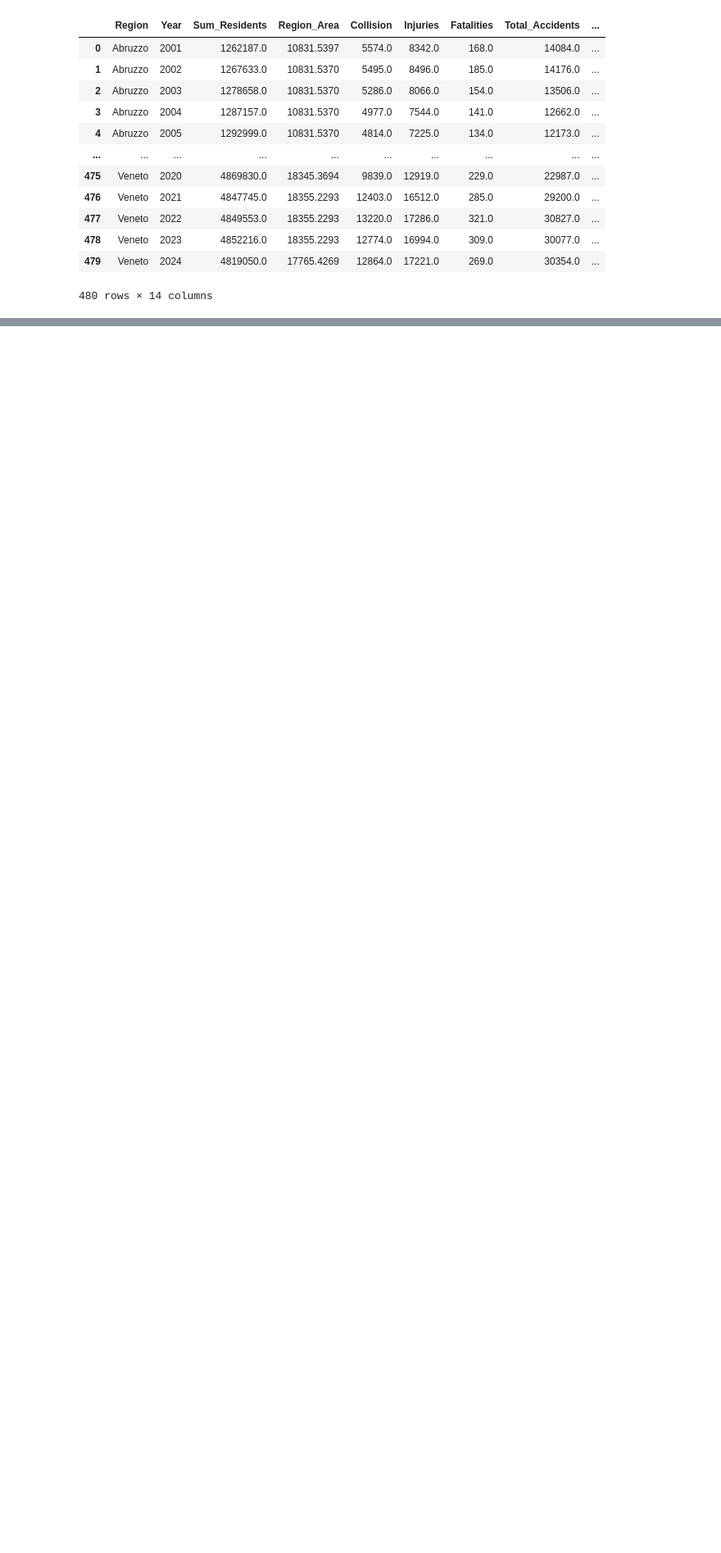
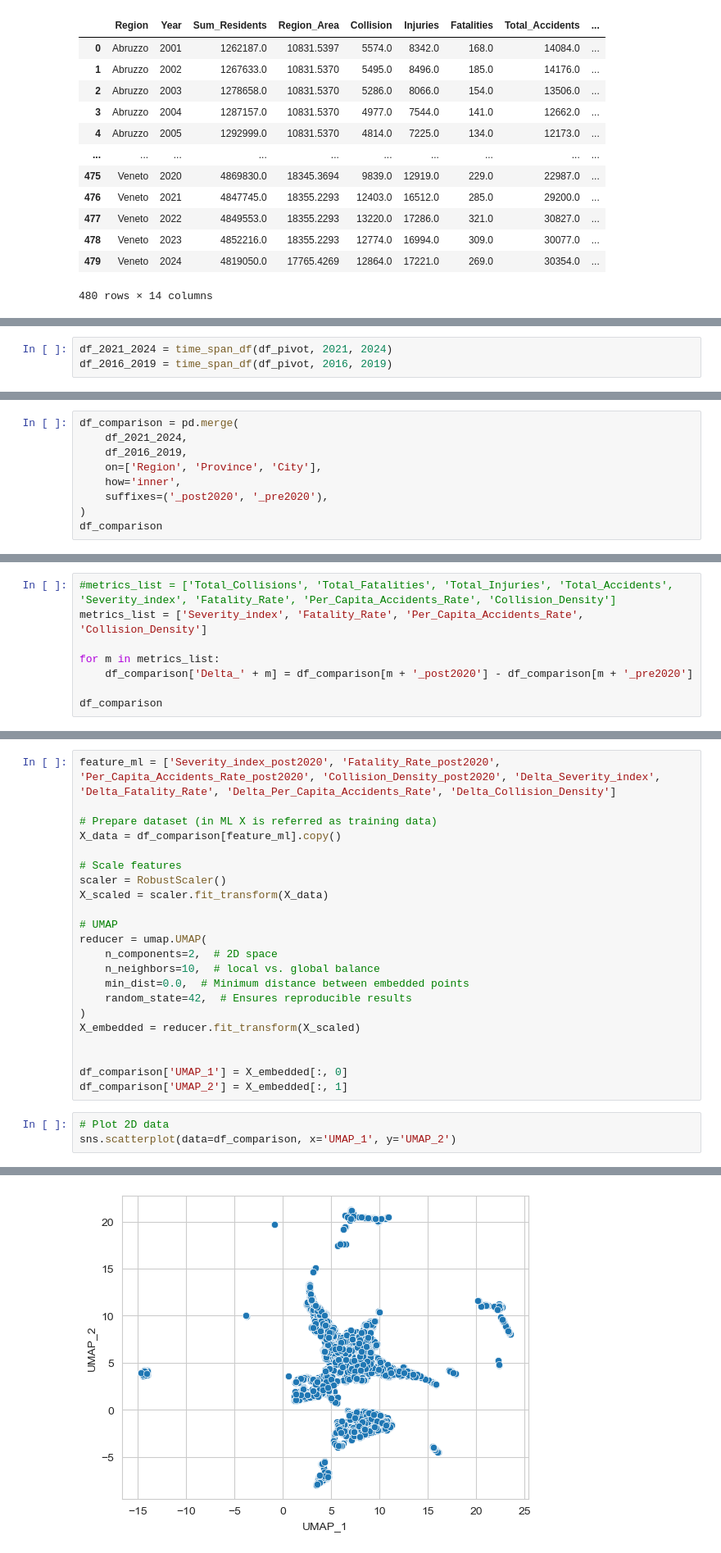
Before and after one commit to marcoboscato/ISTAT_traffic_analysis, a Jupyter notebook: analysis.ipynb, the cells around one changed output, grey strips where cells are left out. Shown at 82% size. Saved outputs shown, nothing was run; the diff lists cells and outputs as text; blank space fills up the shorter version.

Commit message:
for try of UMAP and HDBSCAN

```diff
--- a/analysis.ipynb
+++ b/analysis.ipynb
@@ -487,0 +534,3 @@ Since the purpose of this analysis is to determine where to focus efforts to inv
+# %%
+df_2021_2024 = time_span_df(df_pivot, 2021, 2024)
+df_2016_2019 = time_span_df(df_pivot, 2016, 2019)
@@ -487,0 +539,9 @@ Since the purpose of this analysis is to determine where to focus efforts to inv
+# %%
+df_comparison = pd.merge(
+    df_2021_2024,
+    df_2016_2019,
+    on=['Region', 'Province', 'City'],
+    how='inner',
+    suffixes=('_post2020', '_pre2020'),
+)
+df_comparison
@@ -487,0 +564,8 @@ Since the purpose of this analysis is to determine where to focus efforts to inv
+# %%
+#metrics_list = ['Total_Collisions', 'Total_Fatalities', 'Total_Injuries', 'Total_Accidents', 'Severity_index', 'Fatality_Rate', 'Per_Capita_Accidents_Rate', 'Collision_Density']
+metrics_list = ['Severity_index', 'Fatality_Rate', 'Per_Capita_Accidents_Rate', 'Collision_Density']
+
+for m in metrics_list:
+    df_comparison['Delta_' + m] = df_comparison[m + '_post2020'] - df_comparison[m + '_pre2020']
+
+df_comparison
@@ -487,0 +612,26 @@ Since the purpose of this analysis is to determine where to focus efforts to inv
+# %%
+feature_ml = ['Severity_index_post2020', 'Fatality_Rate_post2020', 'Per_Capita_Accidents_Rate_post2020', 'Collision_Density_post2020', 'Delta_Severity_index', 'Delta_Fatality_Rate', 'Delta_Per_Capita_Accidents_Rate', 'Delta_Collision_Density']
+
+# Prepare dataset (in ML X is referred as training data)
+X_data = df_comparison[feature_ml].copy()
+
+# Scale features
+scaler = RobustScaler()
+X_scaled = scaler.fit_transform(X_data)
+
+# UMAP
+reducer = umap.UMAP(
+    n_components=2,  # 2D space
+    n_neighbors=10,  # local vs. global balance
+    min_dist=0.0,  # Minimum distance between embedded points
+    random_state=42,  # Ensures reproducible results
+)
+X_embedded = reducer.fit_transform(X_scaled)
+
+
+df_comparison['UMAP_1'] = X_embedded[:, 0]
+df_comparison['UMAP_2'] = X_embedded[:, 1]
+# %%
+# Plot 2D data
+sns.scatterplot(data=df_comparison, x='UMAP_1', y='UMAP_2')
+# %% [output]
@@ -487,0 +639 @@ Since the purpose of this analysis is to determine where to focus efforts to inv
+[figure, added]
```
Also changed, not shown: parts of 19 cells of this notebook.
